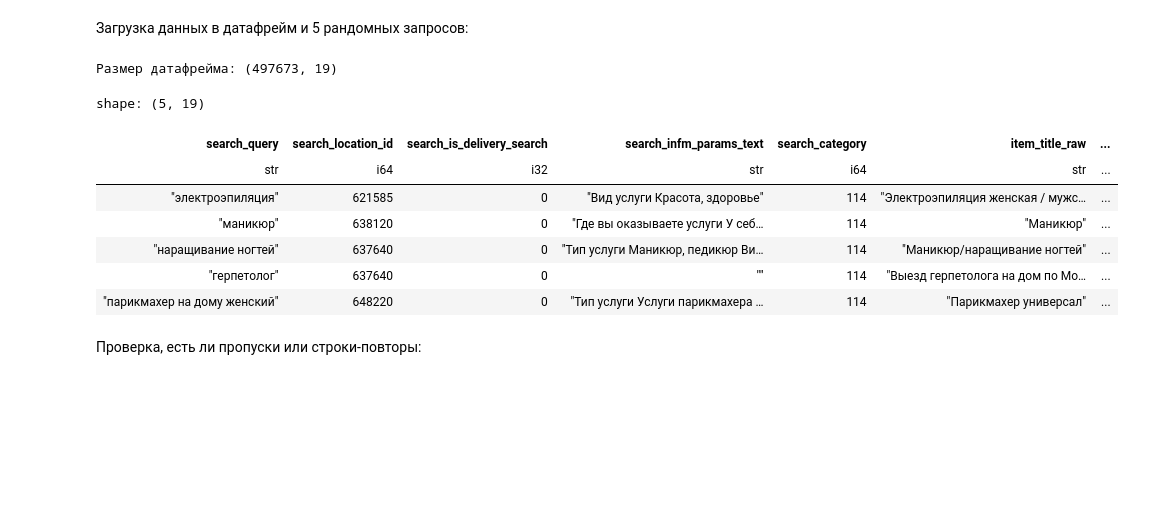
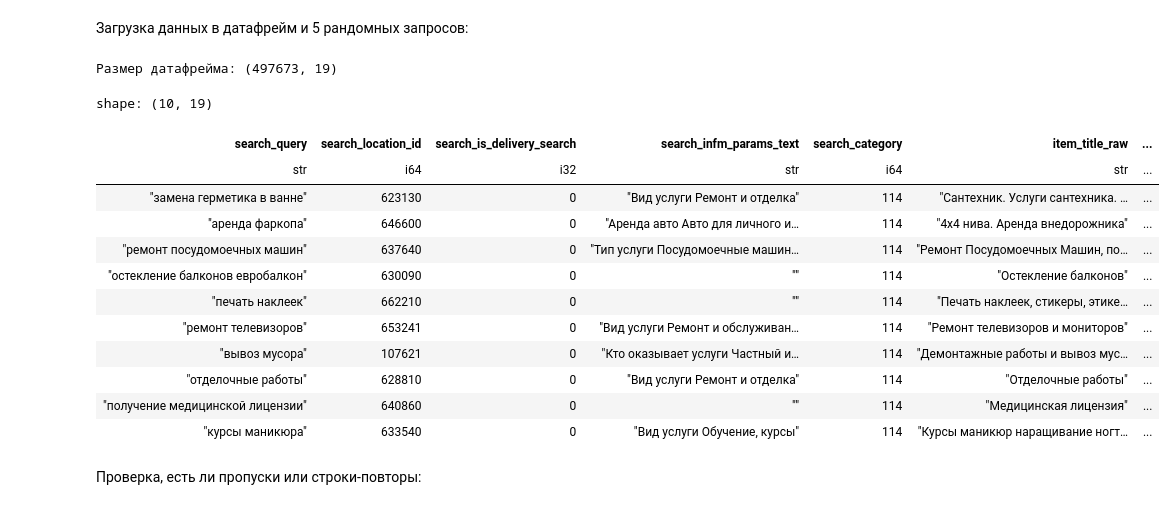
Before and after one commit to temich91/avito-bootcamp-26, a Jupyter notebook: notebooks/eda.ipynb, the cells around one changed output. Saved outputs shown, nothing was run; the diff lists cells and outputs as text; code cells hidden in the pictures; blank space fills up the shorter version.

```diff
--- a/notebooks/eda.ipynb
+++ b/notebooks/eda.ipynb
@@ -16,17 +16,22 @@ DATA_PATH = ROOT / "data"
 # %%
 df = pl.read_parquet(DATA_PATH / "train.parquet")
 print(f"Размер датафрейма: {df.shape}")
-df.sample(5)
+df.sample(10)
 # %% [output]
 Размер датафрейма: (497673, 19)
-shape: (5, 19)
+shape: (10, 19)
 | search_query | search_location_id | search_is_delivery_search | search_infm_params_text | search_category | item_title_raw | ... |
 | str | i64 | i32 | str | i64 | str | ... |
-| "электроэпиляция" | 621585 | 0 | "Вид услуги Красота, здоровье" | 114 | "Электроэпиляция женская / мужс… | ... |
-| "маникюр" | 638120 | 0 | "Где вы оказываете услуги У себ… | 114 | "Маникюр" | ... |
-| "наращивание ногтей" | 637640 | 0 | "Тип услуги Маникюр, педикюр Ви… | 114 | "Маникюр/наращивание ногтей" | ... |
-| "герпетолог" | 637640 | 0 | "" | 114 | "Выезд герпетолога на дом по Мо… | ... |
-| "парикмахер на дому женский" | 648220 | 0 | "Тип услуги Услуги парикмахера … | 114 | "Парикмахер универсал" | ... |
+| "замена герметика в ванне" | 623130 | 0 | "Вид услуги Ремонт и отделка" | 114 | "Сантехник. Услуги сантехника. … | ... |
+| "аренда фаркопа" | 646600 | 0 | "Аренда авто Авто для личного и… | 114 | "4х4 нива. Аренда внедорожника" | ... |
+| "ремонт посудомоечных машин" | 637640 | 0 | "Тип услуги Посудомоечные машин… | 114 | "Ремонт Посудомоечных Машин, по… | ... |
+| "остекление балконов евробалкон" | 630090 | 0 | "" | 114 | "Остекление балконов" | ... |
+| "печать наклеек" | 662210 | 0 | "" | 114 | "Печать наклеек, стикеры, этике… | ... |
+| "ремонт телевизоров" | 653241 | 0 | "Вид услуги Ремонт и обслуживан… | 114 | "Ремонт телевизоров и мониторов" | ... |
+| "вывоз мусора" | 107621 | 0 | "Кто оказывает услуги Частный и… | 114 | "Демонтажные работы и вывоз мус… | ... |
+| "отделочные работы" | 628810 | 0 | "Вид услуги Ремонт и отделка" | 114 | "Отделочные работы" | ... |
+| "получение медицинской лицензии" | 640860 | 0 | "" | 114 | "Медицинская лицензия" | ... |
+| "курсы маникюра" | 633540 | 0 | "Вид услуги Обучение, курсы" | 114 | "Курсы маникюр наращивание ногт… | ... |
 # %% [markdown]
 Проверка, есть ли пропуски или строки-повторы:
 # %%
```
Also changed, not shown: 7 other files.
